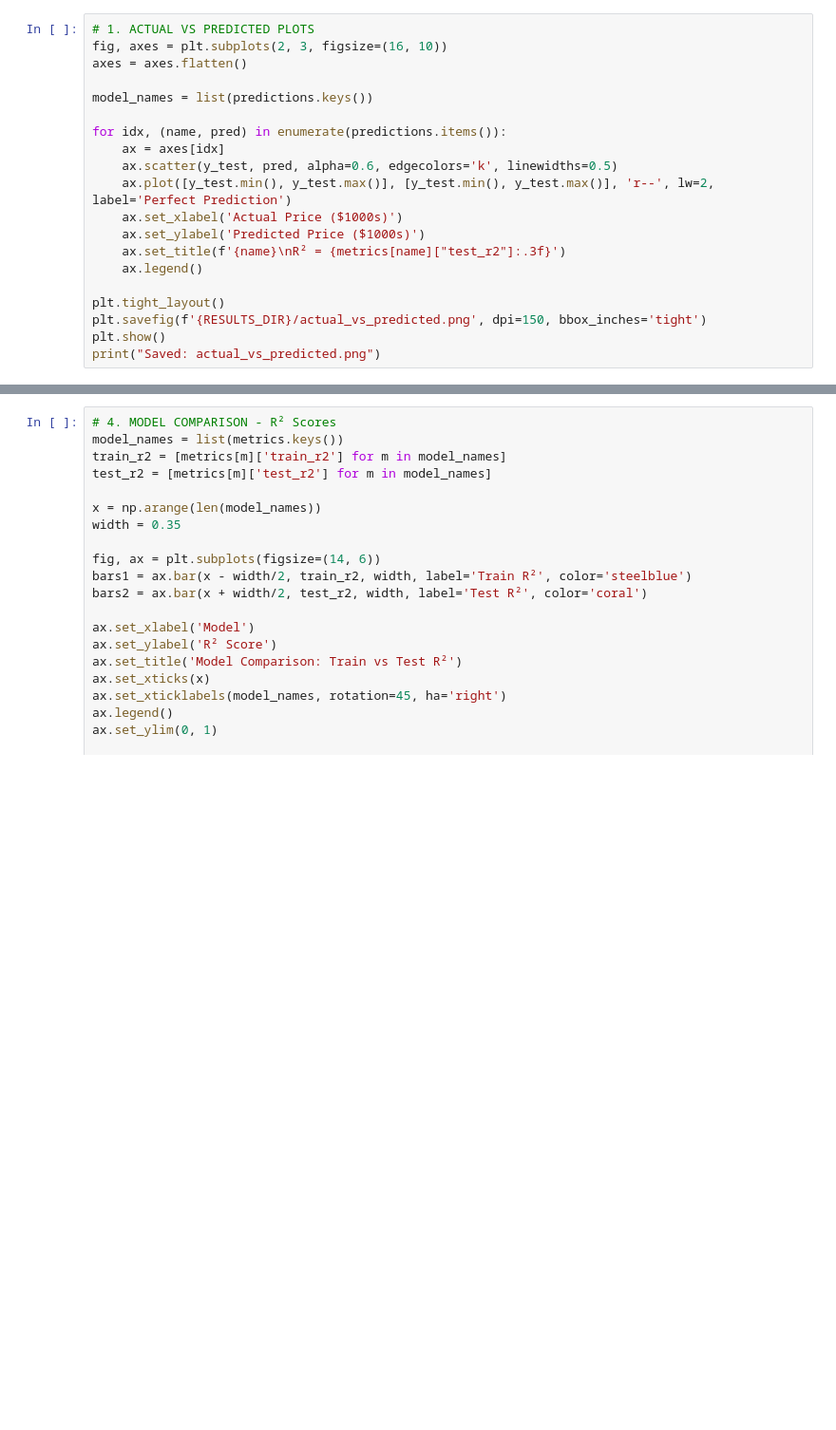
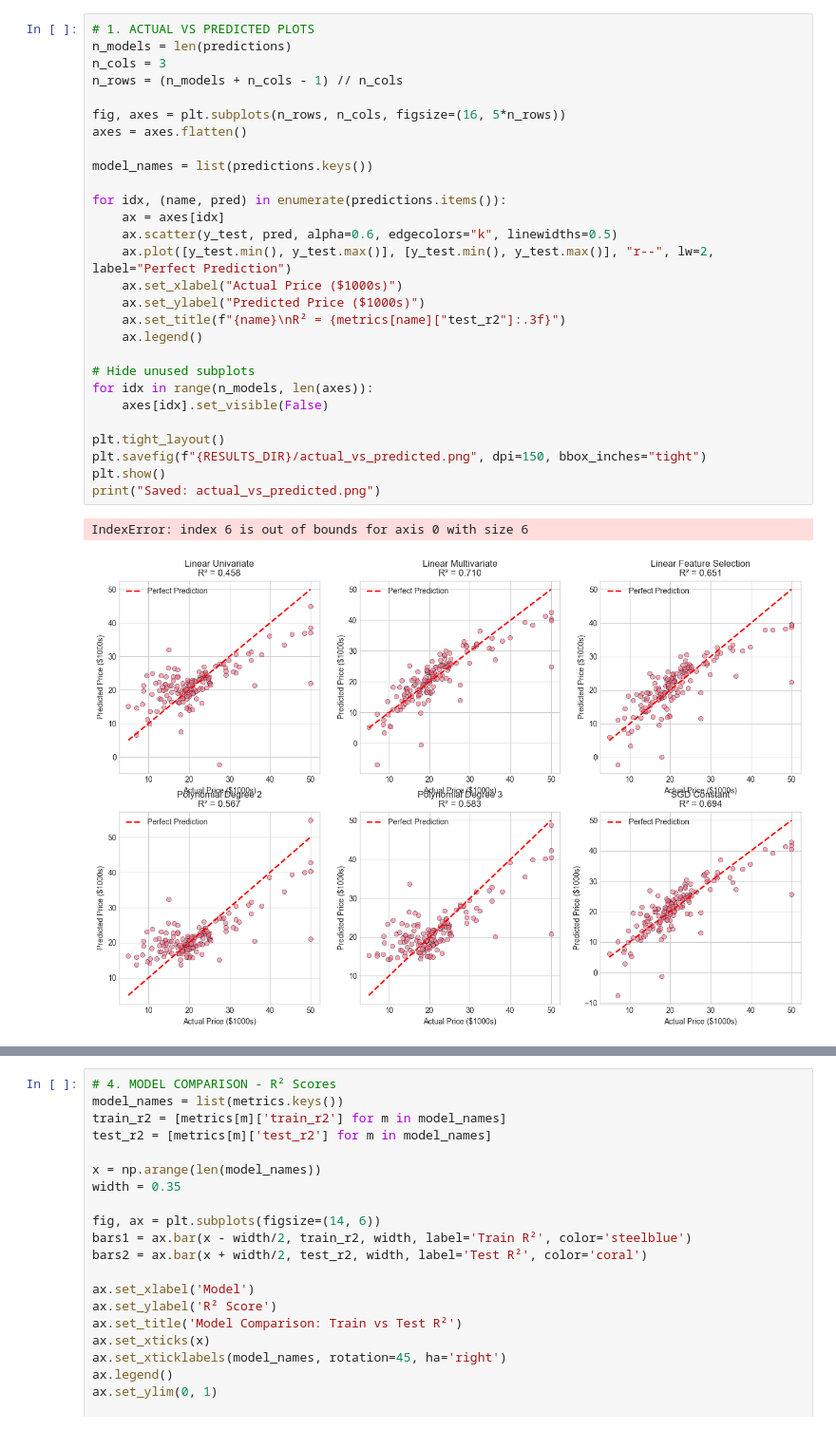
Before and after one commit to DeathSurfing/MLProjectHousePricePrediction, a Jupyter notebook: notebooks/datavisualization.ipynb, the cells around one changed output, grey strips where cells are left out. Shown at 95% size. Drawn from its saved outputs; the diff is of its cells as text; blank space fills up the shorter version.

Commit message:
fix: dynamic subplot layout in datavisualization.ipynb

```diff
--- a/notebooks/datavisualization.ipynb
+++ b/notebooks/datavisualization.ipynb
@@ -74,22 +82,33 @@ print(f"Loaded {len(models)} models")
 # %%
 # 1. ACTUAL VS PREDICTED PLOTS
-fig, axes = plt.subplots(2, 3, figsize=(16, 10))
+n_models = len(predictions)
+n_cols = 3
+n_rows = (n_models + n_cols - 1) // n_cols
+
+fig, axes = plt.subplots(n_rows, n_cols, figsize=(16, 5*n_rows))
 axes = axes.flatten()
 
 model_names = list(predictions.keys())
 
 for idx, (name, pred) in enumerate(predictions.items()):
     ax = axes[idx]
-    ax.scatter(y_test, pred, alpha=0.6, edgecolors='k', linewidths=0.5)
-    ax.plot([y_test.min(), y_test.max()], [y_test.min(), y_test.max()], 'r--', lw=2, label='Perfect Prediction')
-    ax.set_xlabel('Actual Price ($1000s)')
-    ax.set_ylabel('Predicted Price ($1000s)')
-    ax.set_title(f'{name}\nR² = {metrics[name]["test_r2"]:.3f}')
+    ax.scatter(y_test, pred, alpha=0.6, edgecolors="k", linewidths=0.5)
+    ax.plot([y_test.min(), y_test.max()], [y_test.min(), y_test.max()], "r--", lw=2, label="Perfect Prediction")
+    ax.set_xlabel("Actual Price ($1000s)")
+    ax.set_ylabel("Predicted Price ($1000s)")
+    ax.set_title(f"{name}\nR² = {metrics[name]["test_r2"]:.3f}")
     ax.legend()
 
+# Hide unused subplots
+for idx in range(n_models, len(axes)):
+    axes[idx].set_visible(False)
+
 plt.tight_layout()
-plt.savefig(f'{RESULTS_DIR}/actual_vs_predicted.png', dpi=150, bbox_inches='tight')
+plt.savefig(f"{RESULTS_DIR}/actual_vs_predicted.png", dpi=150, bbox_inches="tight")
 plt.show()
 print("Saved: actual_vs_predicted.png")
+# %% [output]
+IndexError: index 6 is out of bounds for axis 0 with size 6
+[figure, added]
 # %%
 # 2. RESIDUAL PLOTS
```
Also changed, not shown: parts of 5 cells of this notebook.
